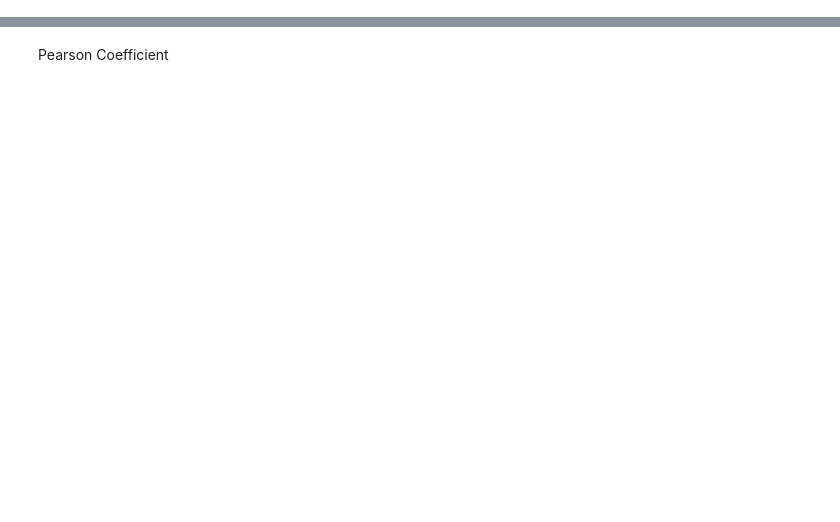
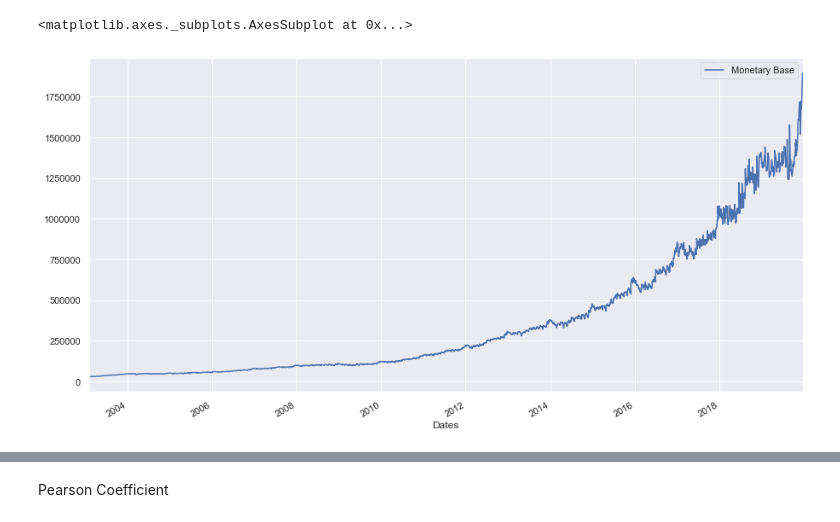
Before and after one commit to lambdaclass/finance_playground, a Jupyter notebook: notebooks/cmb_inflation/Correlation.ipynb, the cells around one changed output, grey strips where cells are left out. Saved outputs shown, nothing was run; the diff lists cells and outputs as text; code cells hidden in the pictures; blank space fills up the shorter version.

```diff
--- a/notebooks/cmb_inflation/Correlation.ipynb
+++ b/notebooks/cmb_inflation/Correlation.ipynb
@@ -34,0 +26,6 @@ plot(df_inf,'2003-09-10',"2019-12-19",False)
+# %%
+monetary_base.set_index('Dates', inplace=True)
+monetary_base.plot()
+# %% [output]
+<matplotlib.axes._subplots.AxesSubplot at 0x...>
+[figure, added]
```
Also changed, not shown: parts of 19 cells of this notebook, 2 other files.
